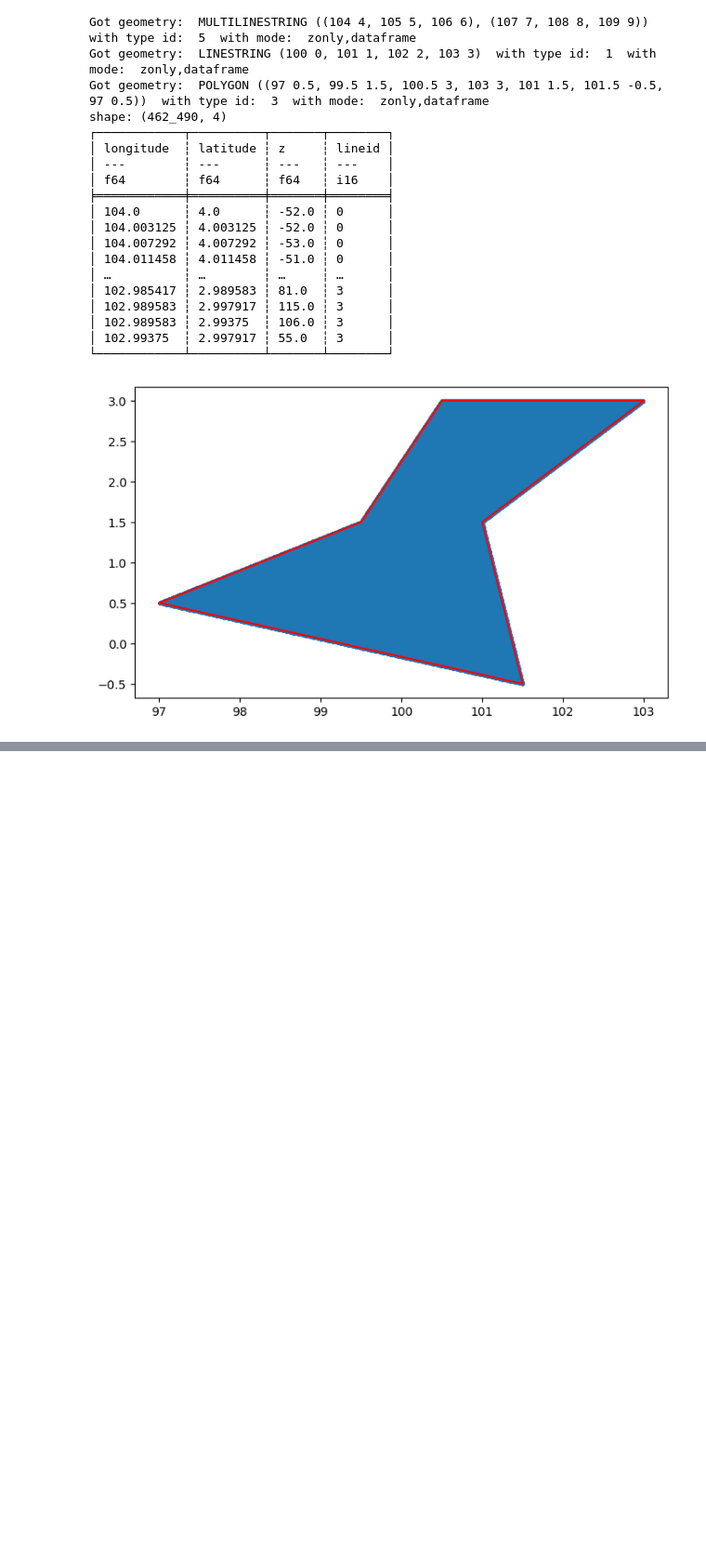
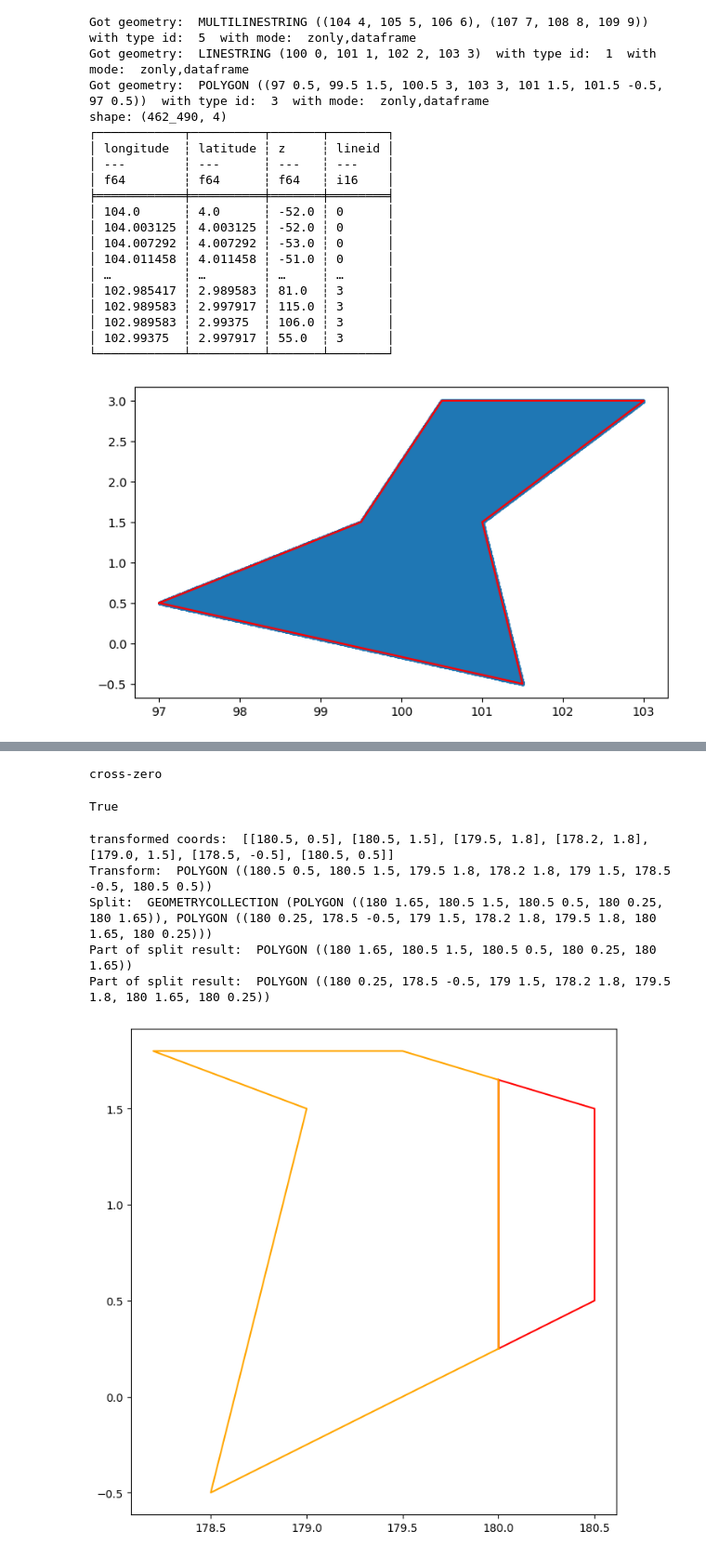
Before and after one commit to cywhale/gebco, a Jupyter notebook: dev/wireframe01.ipynb, the cells around one changed output, grey strips where cells are left out. Shown at 93% size. Drawn from its saved outputs; the diff is of its cells as text; code cells hidden in the pictures; blank space fills up the shorter version.

Commit message:
support Polygon cross 180-degree line

```diff
--- a/dev/wireframe01.ipynb
+++ b/dev/wireframe01.ipynb
@@ -1124,0 +1179,50 @@ MULTILINESTRING ((104 24, 104.25 24.25, 104.5 24.5), (107 27, 107.18 27.25, 107.
+# %%
+#test whichSide
+testply1 = {"type": "Polygon", "coordinates": [[[-3, 0.5], [-0.5, 1.5], [0.5, 3], [3, 3], [1, 1.5], [1.5, -0.5], [-3, 0.5]]]}
+polyx = shape(testply1)
+pygeos_poly = pygeos.from_shapely(polyx)
+
+# Check if the polygon crosses the 180-degree line
+minx, miny, maxx, maxy = pygeos.bounds(pygeos_poly)
+print(whichSide([minx], [maxx]))
+# %% [output]
+cross-zero
+# %%
+testPly = {"type": "Polygon", "coordinates": [[[-179.5, 0.5], [-179.5, 1.5], [179.5, 1.8], [178.2, 1.8], [179, 1.5], [178.5, -0.5], [-179.5, 0.5]]]}
+polyx = shape(testPly)
+pygeos_poly = pygeos.from_shapely(polyx)
+
+# Check if the polygon crosses the 180-degree line
+minx, miny, maxx, maxy = pygeos.bounds(pygeos_poly)
+#crosses_180 = minx < -170 and maxx > 170
+crosses_180 = whichSide([minx], [maxx]) == 'away-zero'
+print(crosses_180)
+# %% [output]
+True
+# %%
+polygon = polyx
+
+fig, ax = plt.subplots(figsize=(8, 8))
+ax.set_aspect("equal")
+
+if crosses_180:
+    # Split the polygon at the 180-degree line
+    split_poly = split_polygon_at_180(polygon)
+    i=0
+    for part in split_poly.geoms:
+        print("Part of split result: ", part)
+        if part.is_empty:
+            continue
+        colorx = 'red' if i==0 else 'orange'
+        ax.plot(*part.exterior.xy, color=colorx)
+        i = i+1
+
+#ax.legend()
+plt.show()
+# %% [output]
+transformed coords:  [[180.5, 0.5], [180.5, 1.5], [179.5, 1.8], [178.2, 1.8], [179.0, 1.5], [178.5, -0.5], [180.5, 0.5]]
+Transform:  POLYGON ((180.5 0.5, 180.5 1.5, 179.5 1.8, 178.2 1.8, 179 1.5, 178.5 -0.5, 180.5 0.5))
+Split:  GEOMETRYCOLLECTION (POLYGON ((180 1.65, 180.5 1.5, 180.5 0.5, 180 0.25, 180 1.65)), POLYGON ((180 0.25, 178.5 -0.5, 179 1.5, 178.2 1.8, 179.5 1.8, 180 1.65, 180 0.25)))
+Part of split result:  POLYGON ((180 1.65, 180.5 1.5, 180.5 0.5, 180 0.25, 180 1.65))
+Part of split result:  POLYGON ((180 0.25, 178.5 -0.5, 179 1.5, 178.2 1.8, 179.5 1.8, 180 1.65, 180 0.25))
+[figure, added]
```
Also changed, not shown: parts of 13 cells of this notebook, 7 other files.
